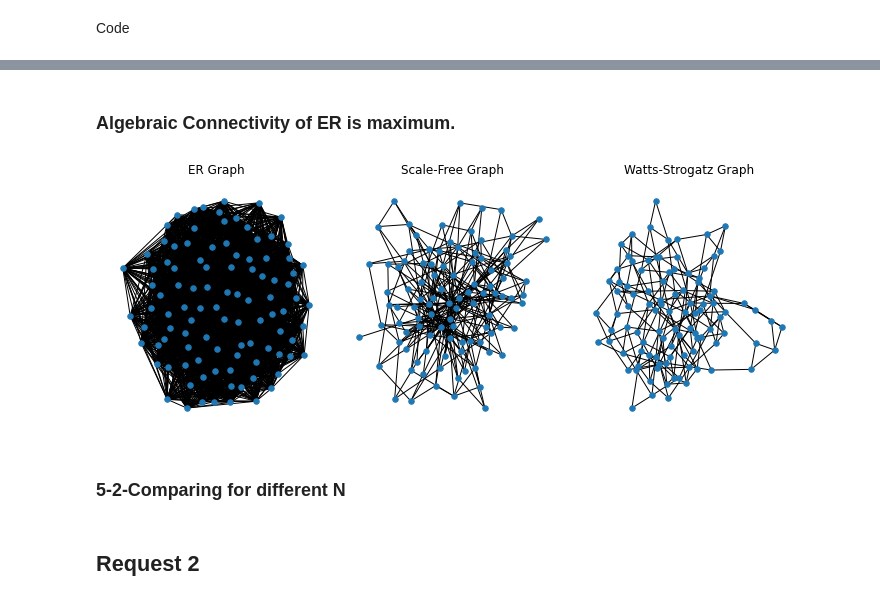
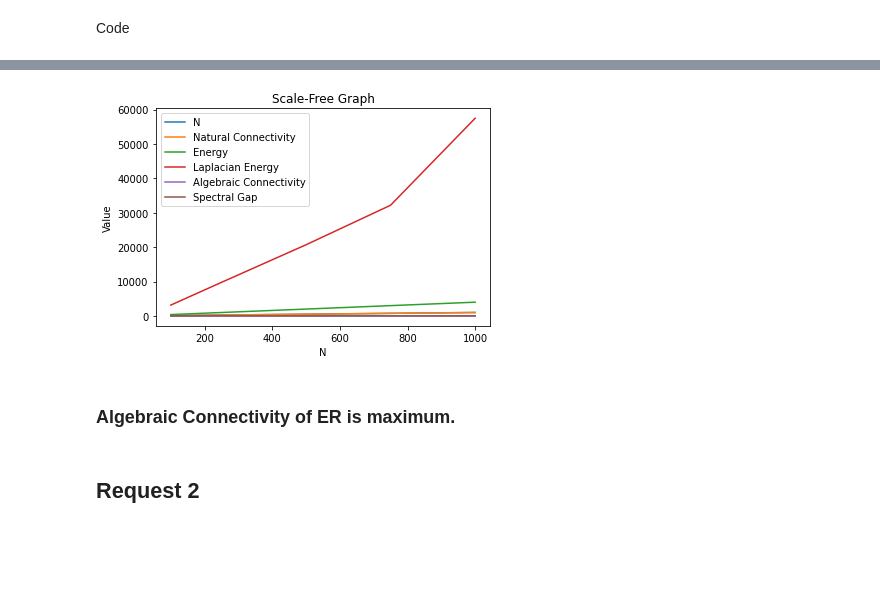
Before and after one commit to ngnma/Simulation-Project, a Jupyter notebook: sim_project.ipynb, the cells around one changed output, grey strips where cells are left out. Drawn from its saved outputs; the diff is of its cells as text; code cells hidden in the pictures; blank space fills up the shorter version.

```diff
--- a/sim_project.ipynb
+++ b/sim_project.ipynb
@@ -257,27 +97,16 @@ plt.show()
+# %%
+for col in metrics_sf.columns:
+    plt.plot(metrics_sf['N'], metrics_sf[col], label=col)
+
+plt.xlabel('N')
+plt.ylabel('Value')
+plt.title('Scale-Free Graph')
+plt.legend()
+plt.show()
+# %% [output]
+[figure, added]
 # %% [markdown]
 ### Algebraic Connectivity of ER is maximum.
-# %%
-# Draw the graphs
-plt.figure(figsize=(10, 4))
-
-plt.subplot(131)
-nx.draw(er_graph, with_labels=False, node_size=30)
-plt.title("ER Graph")
-
-plt.subplot(132)
-nx.draw(sf_graph, with_labels=False, node_size=30)
-plt.title("Scale-Free Graph")
-
-plt.subplot(133)
-nx.draw(ws_graph, with_labels=False, node_size=30)
-plt.title("Watts-Strogatz Graph")
-
-plt.tight_layout()
-plt.show()
-# %% [output]
-[figure, removed]
-# %% [markdown]
-### 5-2-Comparing for different N
 # %% [markdown]
 ## Request 2
 # %% [markdown]
```
Also changed, not shown: parts of 12 cells of this notebook, 7 other files.
